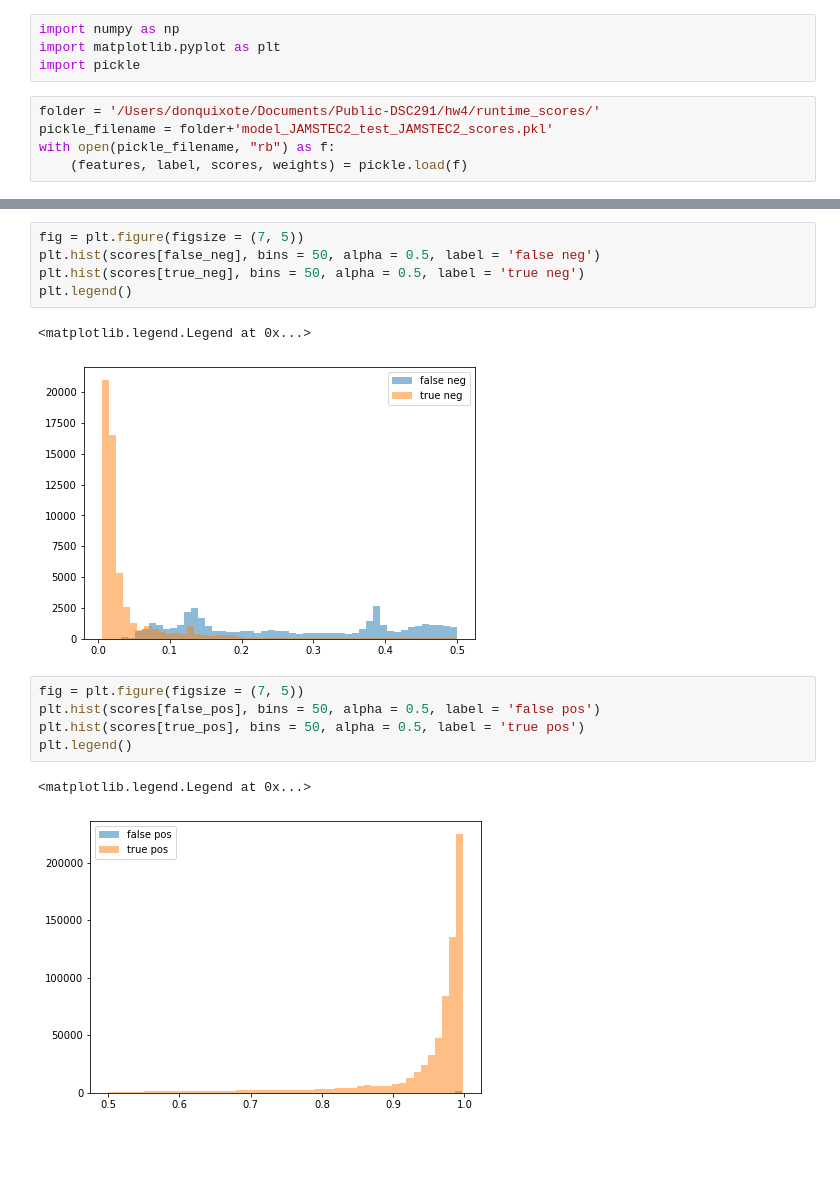
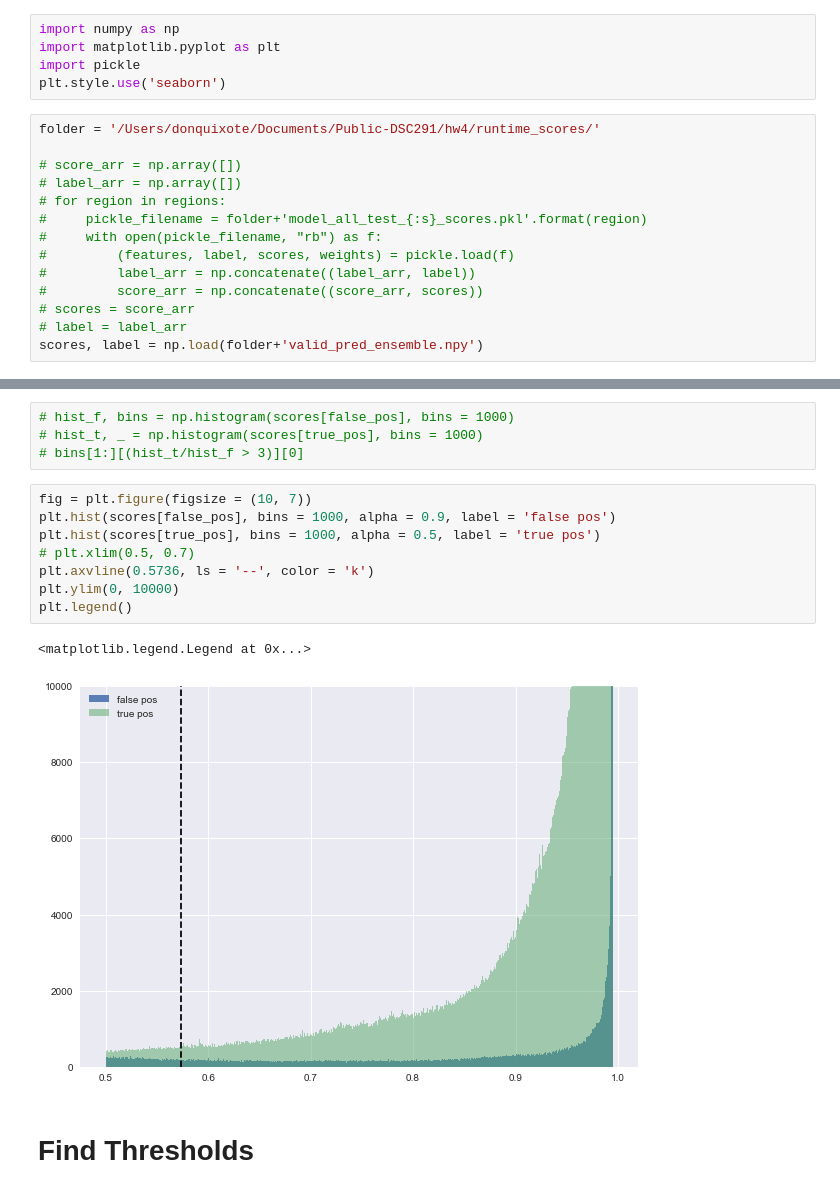
Before and after one commit to chiennifer/Public-DSC291, a Jupyter notebook: hw4/Analysis Bathymetry.ipynb, the cells around one changed output, grey strips where cells are left out. Saved outputs shown, nothing was run; the diff lists cells and outputs as text; blank space fills up the shorter version.

```diff
--- a/hw4/Analysis Bathymetry.ipynb
+++ b/hw4/Analysis Bathymetry.ipynb
@@ -2,8 +2,18 @@
 import numpy as np
 import matplotlib.pyplot as plt
 import pickle
+plt.style.use('seaborn')
 # %%
 folder = '/Users/donquixote/Documents/Public-DSC291/hw4/runtime_scores/'
-pickle_filename = folder+'model_JAMSTEC2_test_JAMSTEC2_scores.pkl'
-with open(pickle_filename, "rb") as f:
-    (features, label, scores, weights) = pickle.load(f)
+
+# score_arr = np.array([])
+# label_arr = np.array([])
+# for region in regions:
+#     pickle_filename = folder+'model_all_test_{:s}_scores.pkl'.format(region)
+#     with open(pickle_filename, "rb") as f:
+#         (features, label, scores, weights) = pickle.load(f)
+#         label_arr = np.concatenate((label_arr, label))
+#         score_arr = np.concatenate((score_arr, scores))
+# scores = score_arr
+# label = label_arr
+scores, label = np.load(folder+'valid_pred_ensemble.npy')
@@ -73,16 +148,17 @@ plt.legend()
+# %%
+# hist_f, bins = np.histogram(scores[false_pos], bins = 1000)
+# hist_t, _ = np.histogram(scores[true_pos], bins = 1000)
+# bins[1:][(hist_t/hist_f > 3)][0]
 # %%
-fig = plt.figure(figsize = (7, 5))
-plt.hist(scores[false_neg], bins = 50, alpha = 0.5, label = 'false neg')
-plt.hist(scores[true_neg], bins = 50, alpha = 0.5, label = 'true neg')
+fig = plt.figure(figsize = (10, 7))
+plt.hist(scores[false_pos], bins = 1000, alpha = 0.9, label = 'false pos')
+plt.hist(scores[true_pos], bins = 1000, alpha = 0.5, label = 'true pos')
+# plt.xlim(0.5, 0.7)
+plt.axvline(0.5736, ls = '--', color = 'k')
+plt.ylim(0, 10000)
 plt.legend()
 # %% [output]
 <matplotlib.legend.Legend at 0x...>
-[figure, old version]
+[figure, new version]
-# %%
-fig = plt.figure(figsize = (7, 5))
-plt.hist(scores[false_pos], bins = 50, alpha = 0.5, label = 'false pos')
-plt.hist(scores[true_pos], bins = 50, alpha = 0.5, label = 'true pos')
-plt.legend()
-# %% [output]
-<matplotlib.legend.Legend at 0x...>
-[figure, removed]
+# %% [markdown]
+# Find Thresholds
```
Also changed, not shown: parts of 43 cells of this notebook.
